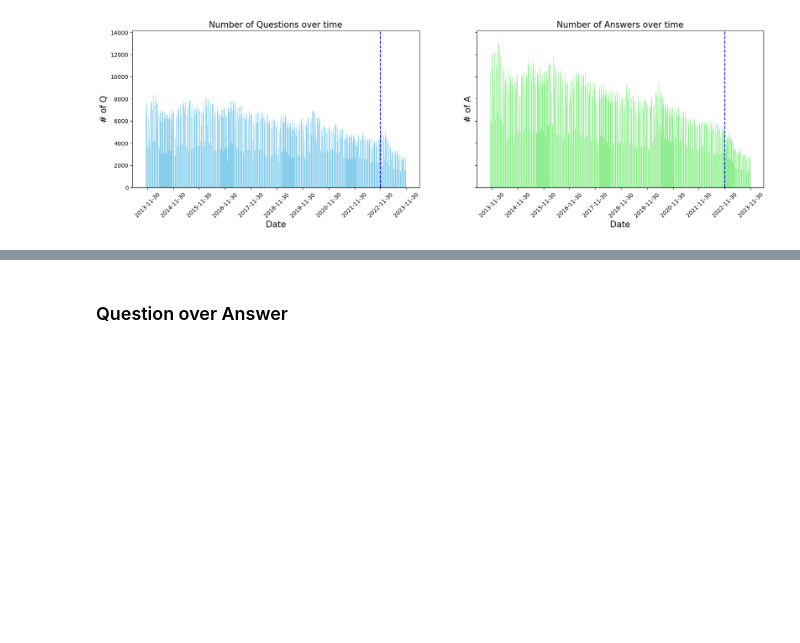
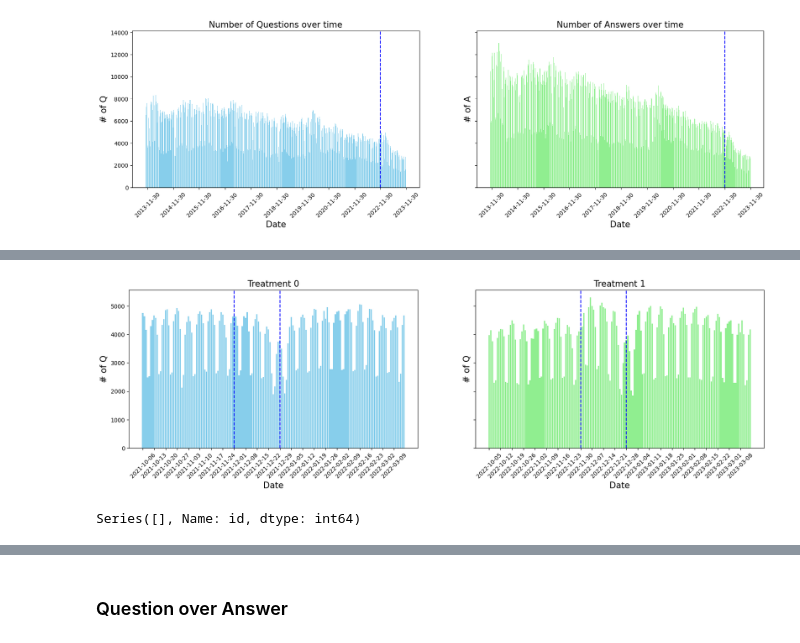
Before and after one commit to boysbeanxious/stackoverflow_src, a Jupyter notebook: DA/1_visualization.ipynb, the cells around one changed output, grey strips where cells are left out. Saved outputs shown, nothing was run; the diff lists cells and outputs as text; code cells hidden in the pictures; blank space fills up the shorter version.

```diff
--- a/DA/1_visualization.ipynb
+++ b/DA/1_visualization.ipynb
@@ -261,0 +280,3 @@ plt.show();
+# %%
+treat0['rel_week'] = np.floor(treat0['rel_days'].dt.days/7)
+treat1['rel_week'] = np.floor(treat1['rel_days'].dt.days/7)
@@ -261,0 +294,10 @@ plt.show();
+# %%
+treat0_list = []
+treat1_list = []
+# %%
+for x in treat0['rel_week'].unique():
+    treat0_list.append(treat0.loc[treat0['rel_week']==x, 'date'].min())
+# %%
+
+for x in treat1['rel_week'].unique():
+    treat1_list.append(treat1.loc[treat1['rel_week']==x, 'date'].min())
@@ -262,2 +324,65 @@ plt.show();
+# %%
+sharey = True ## 또는 sharey=False
+sharex = True ## 또는 sharex=False
+
+fig, axs = plt.subplots(1, 2, figsize = (20, 5), sharey=sharey, sharex=False)
+# plt.xticks(rotation=45)
+major_xticks = ['2021-10-06','2014-11-30','2015-11-30','2016-11-30','2017-11-30','2018-11-30','2019-11-30','2020-11-30'
+                ,'2021-11-30', '2022-11-30', '2023-11-30']
+# yticks = np.arange(200, 2000, 400)
+axs[0].bar(df_qna_num[(df_qna_num['posttypeid'] =='1')&(df_qna_num['date'] >= '2021-10-06')&(df_qna_num['date'] <= '2022-03-15')].date
+        ,  df_qna_num[(df_qna_num['posttypeid'] =='1')&(df_qna_num['date'] >= '2021-10-06')&(df_qna_num['date'] <= '2022-03-15')].id
+        ,  color = 'skyblue'
+        # ,  edgecolor = 'black'
+      ) # hist type
+
+axs[0].set_title('Treatment 0', fontsize = 15)
+axs[0].set_xlabel('Date', fontsize = 15)
+axs[0].set_ylabel('# of Q', fontsize = 15)
+axs[0].set_xticks(treat0_list)
+# axs[0].set_yticks(yticks)
+axs[0].axvline([treat0_list[8]], # add vertical line
+           color = 'blue',
+           linestyle = '--',
+           linewidth = 1.5)
+
+axs[0].axvline([treat0_list[12]], # add vertical line
+           color = 'blue',
+           linestyle = '--',
+           linewidth = 1.5)
+
+axs[0].tick_params(axis='x', rotation=45)
+# axs[0].yticks(yt)
+
+axs[1].bar(df_qna_num[(df_qna_num['posttypeid'] =='1')&(df_qna_num['date'] >= '2022-10-05')&(df_qna_num['date'] <= '2023-03-14')].date
+        ,  df_qna_num[(df_qna_num['posttypeid'] =='1')&(df_qna_num['date'] >= '2022-10-05')&(df_qna_num['date'] <= '2023-03-14')].id
+        ,  color = 'lightgreen'
+        # ,  edgecolor = 'black'
+      ) # hist type
+
+axs[1].set_title('Treatment 1', fontsize = 15)
+axs[1].set_xlabel('Date', fontsize = 15)
+axs[1].set_ylabel('# of Q', fontsize = 15)
+axs[1].set_xticks(treat1_list)
+# axs[1].set_yticks(yticks)
+axs[1].axvline([treat1_list[8]], # add vertical line
+           color = 'blue',
+           linestyle = '--',
+           linewidth = 1.5)
+
+axs[1].axvline([treat1_list[12]], # add vertical line
+           color = 'blue',
+           linestyle = '--',
+           linewidth = 1.5)
+
+axs[1].tick_params(axis='x', rotation=45)
+
+plt.show();
+# %% [output]
+[figure, added]
+# %%
+df_qna_num[(df_qna_num['posttypeid'] =='1')&(df_qna_num['date'] >= '2022-10-05')&(df_qna_num['date'] <= '2022-03-14')].id
+# %% [output]
+Series([], Name: id, dtype: int64)
 # %%
 df_body.groupby(['posttypeid']).count()[['id']]
```
Also changed, not shown: parts of 93 cells of this notebook, 7 other files.
